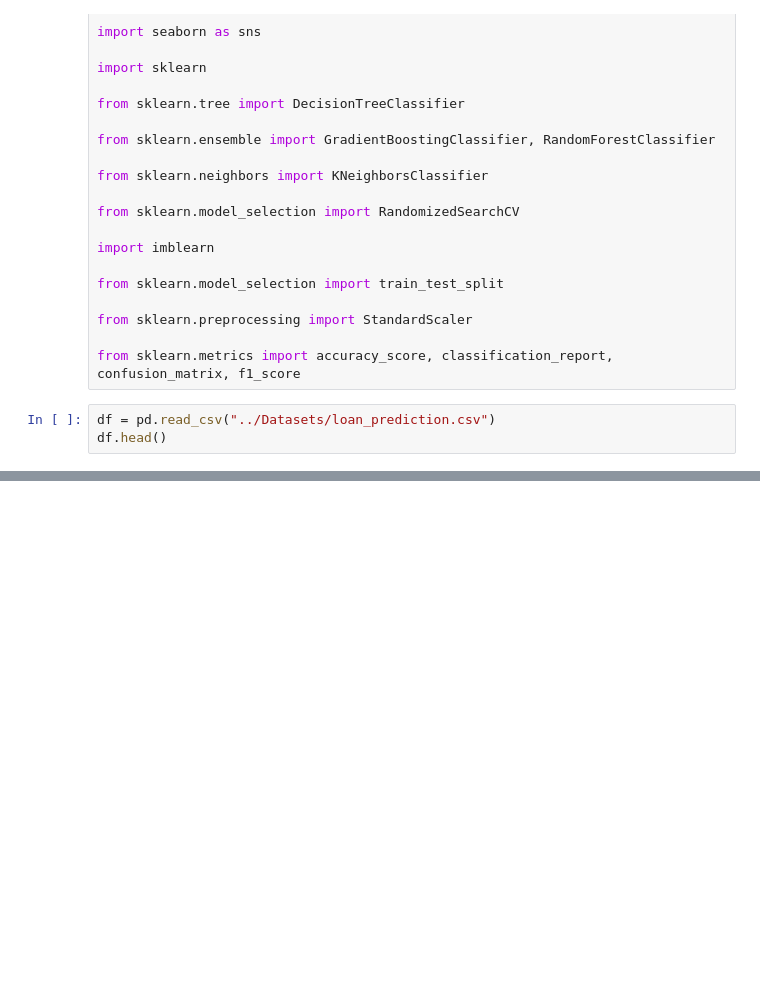
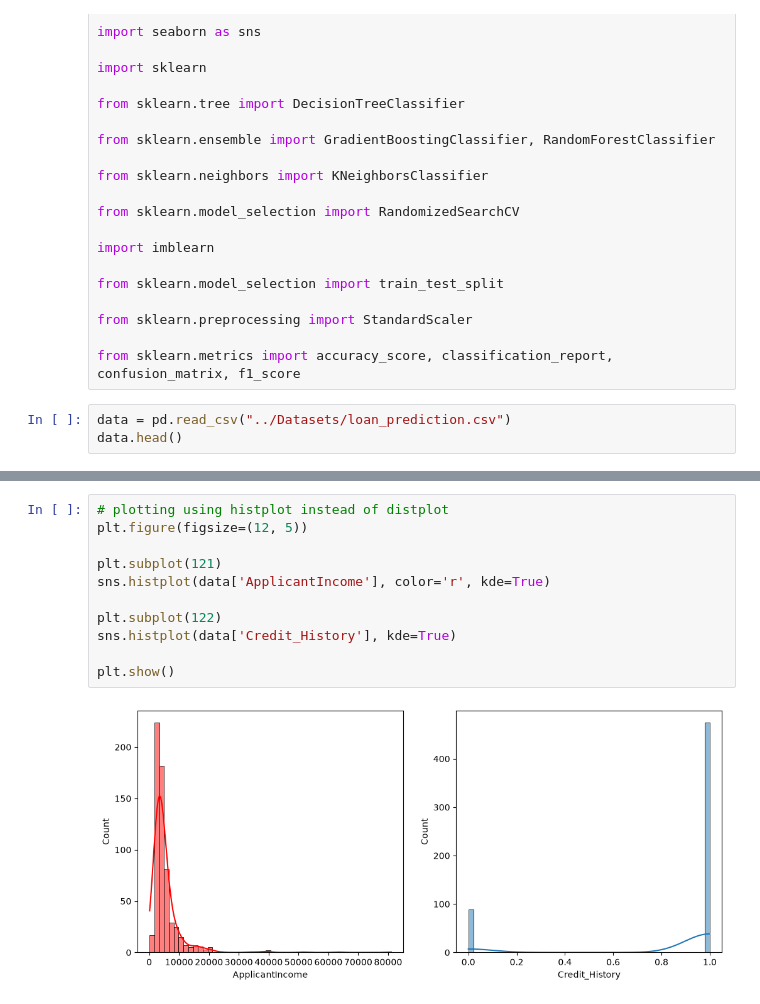
Before and after one commit to Azra3026/Smart_lender, a Jupyter notebook: Traning/Loan Prediction.ipynb, the cells around one changed output, grey strips where cells are left out. Cells and saved outputs as stored; diff of their text form; blank space fills up the shorter version.

```diff
--- a/Traning/Loan Prediction.ipynb
+++ b/Traning/Loan Prediction.ipynb
@@ -29,8 +29,8 @@ from sklearn.preprocessing import StandardScaler
 
 from sklearn.metrics import accuracy_score, classification_report, confusion_matrix, f1_score
 # %%
-df = pd.read_csv("../Datasets/loan_prediction.csv")
-df.head()
+data = pd.read_csv("../Datasets/loan_prediction.csv")
+data.head()
 # %% [output]
 |  | Loan_ID | Gender | Married | Dependents | Education | Self_Employed | ApplicantIncome | CoapplicantIncome | ... |
 | 0 | LP001002 | Male | No | 0 | Graduate | No | 5849 | 0.0 | ... |
@@ -38,3 +38,16 @@ df.head()
 | 2 | LP001005 | Male | Yes | 0 | Graduate | Yes | 3000 | 0.0 | ... |
 | 3 | LP001006 | Male | Yes | 0 | Not Graduate | No | 2583 | 2358.0 | ... |
 | 4 | LP001008 | Male | No | 0 | Graduate | No | 6000 | 0.0 | ... |
+# %%
+# plotting using histplot instead of distplot
+plt.figure(figsize=(12, 5))
+
+plt.subplot(121)
+sns.histplot(data['ApplicantIncome'], color='r', kde=True)
+
+plt.subplot(122)
+sns.histplot(data['Credit_History'], kde=True)
+
+plt.show()
+# %% [output]
+[figure, added]
```
Also changed, not shown: parts of 5 cells of this notebook, 2 other files.
